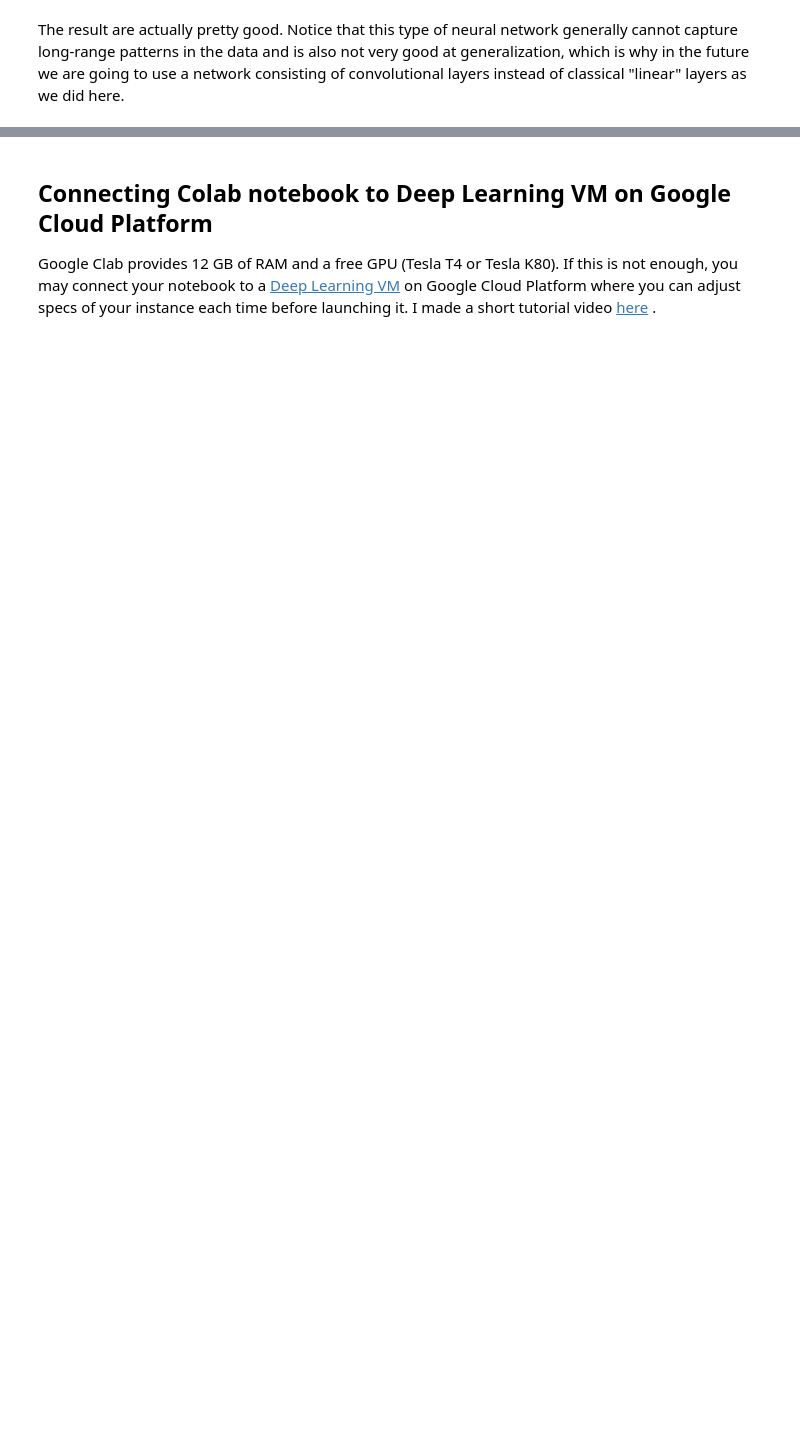
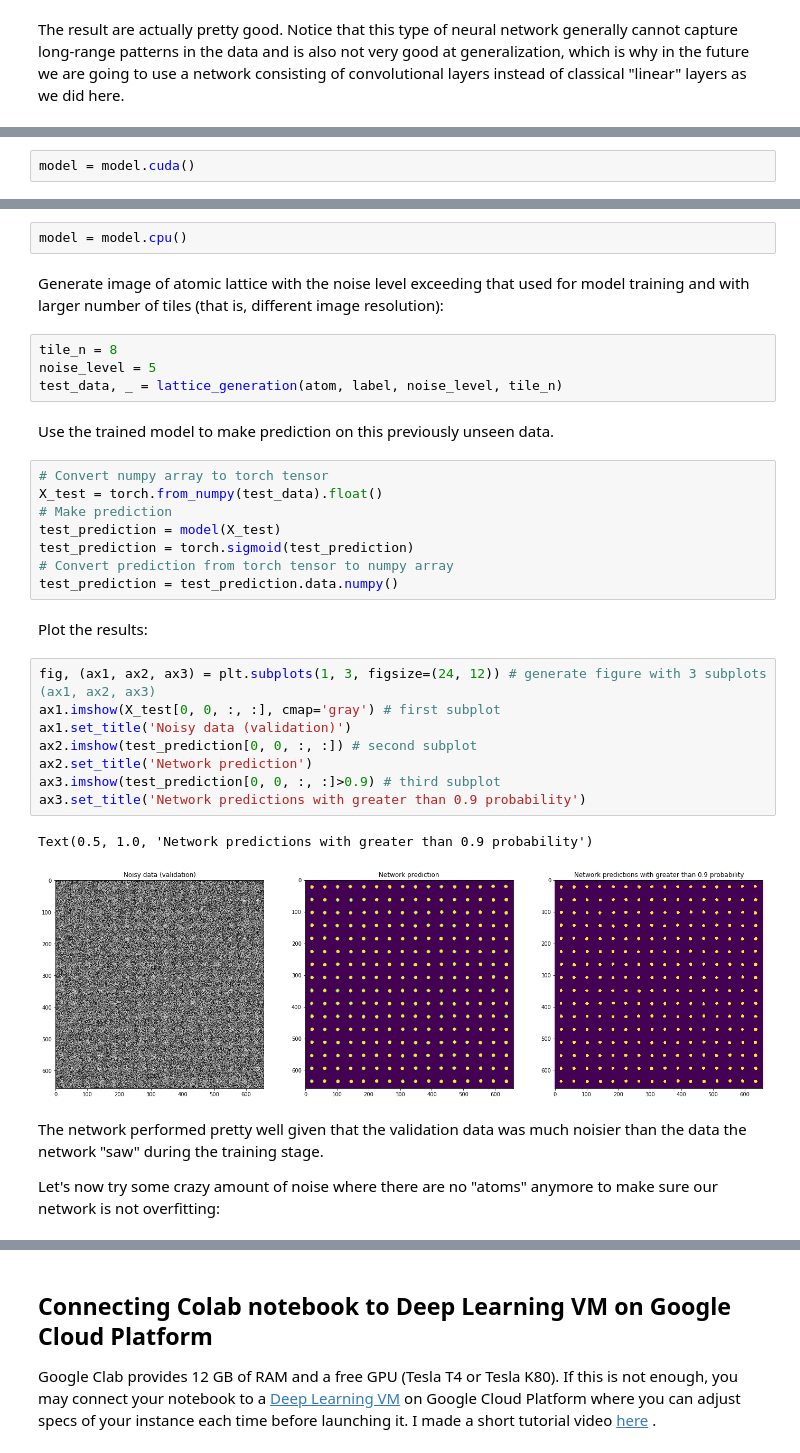
Before and after one commit to ziatdinovmax/AICrystallographer, a Jupyter notebook: Tutorials/ColabNotebooks_BasicOperations.ipynb, the cells around one changed output, grey strips where cells are left out. Drawn from its saved outputs; the diff is of its cells as text; blank space fills up the shorter version.

```diff
--- a/Tutorials/ColabNotebooks_BasicOperations.ipynb
+++ b/Tutorials/ColabNotebooks_BasicOperations.ipynb
@@ -527,0 +659,2 @@ The result are actually pretty good. Notice that this type of neural network gen
+# %%
+model = model.cuda()
@@ -527,0 +711,35 @@ The result are actually pretty good. Notice that this type of neural network gen
+# %%
+model = model.cpu()
+# %% [markdown]
+Generate image of atomic lattice with the noise level exceeding that used for model training and with larger number of tiles (that is, different image resolution):
+# %%
+tile_n = 8
+noise_level = 5
+test_data, _ = lattice_generation(atom, label, noise_level, tile_n)
+# %% [markdown]
+Use the trained model to make prediction on this previously unseen data.
+# %%
+# Convert numpy array to torch tensor
+X_test = torch.from_numpy(test_data).float()
+# Make prediction
+test_prediction = model(X_test)
+test_prediction = torch.sigmoid(test_prediction)
+# Convert prediction from torch tensor to numpy array
+test_prediction = test_prediction.data.numpy()
+# %% [markdown]
+Plot the results:
+# %%
+fig, (ax1, ax2, ax3) = plt.subplots(1, 3, figsize=(24, 12)) # generate figure with 3 subplots (ax1, ax2, ax3)
+ax1.imshow(X_test[0, 0, :, :], cmap='gray') # first subplot
+ax1.set_title('Noisy data (validation)')
+ax2.imshow(test_prediction[0, 0, :, :]) # second subplot
+ax2.set_title('Network prediction')
+ax3.imshow(test_prediction[0, 0, :, :]>0.9) # third subplot
+ax3.set_title('Network predictions with greater than 0.9 probability')
+# %% [output]
+Text(0.5, 1.0, 'Network predictions with greater than 0.9 probability')
+[figure, added]
+# %% [markdown]
+The network performed pretty well given that the validation data was much noisier than the data the network "saw" during the training stage.
+
+Let's now try some crazy amount of noise where there are no "atoms" anymore to make sure our network is not overfitting:
```
Also changed, not shown: parts of 48 cells of this notebook.
